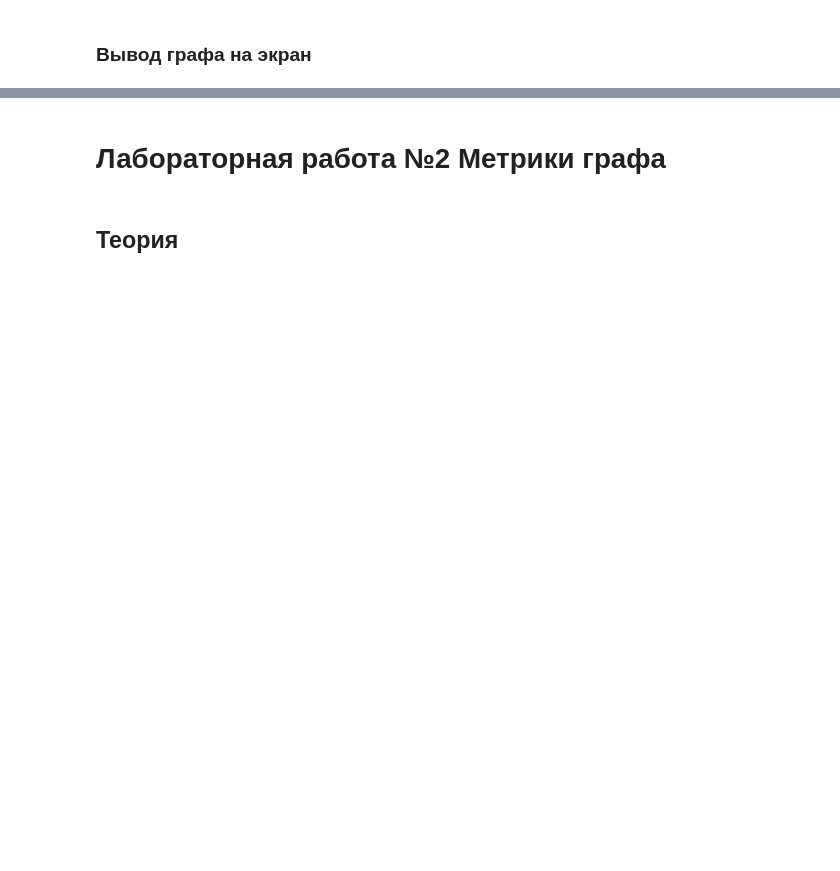
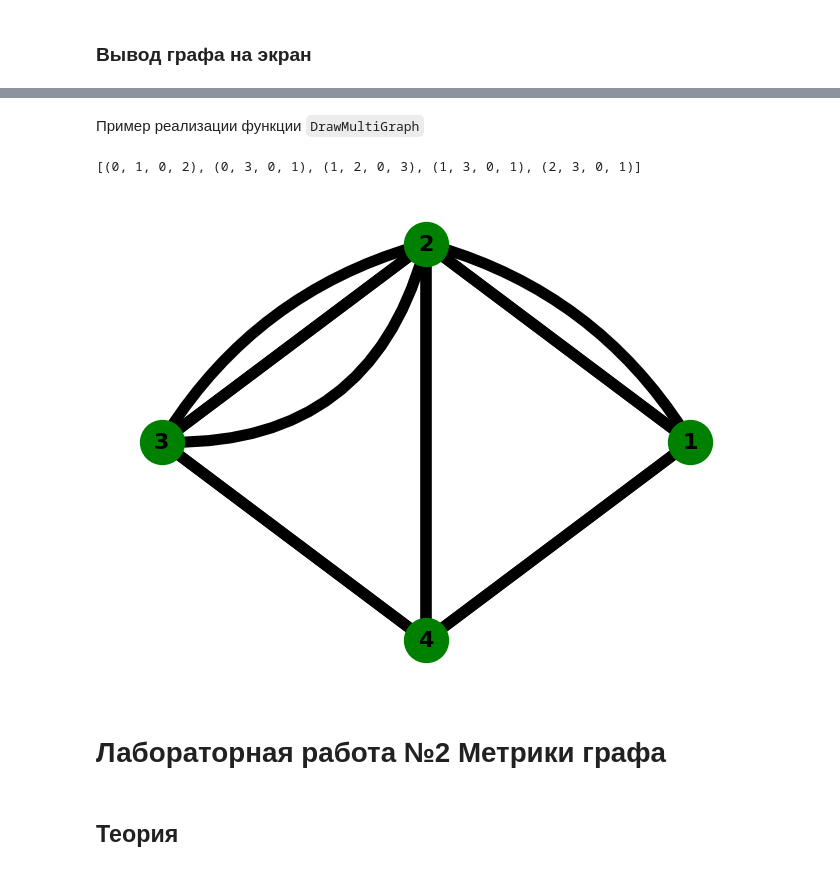
Before and after one commit to ZarevichMikhail/DM-manual, a Jupyter notebook: Методичка_по_ДМ.ipynb, the cells around one changed output, grey strips where cells are left out. Drawn from its saved outputs; the diff is of its cells as text; code cells hidden in the pictures; blank space fills up the shorter version.

```diff
--- a/Методичка_по_ДМ.ipynb
+++ b/Методичка_по_ДМ.ipynb
@@ -259,3 +265,73 @@ plt.show()
+# %% [markdown]
+Пример реализации функции `DrawMultiGraph`
+# %%
+import matplotlib.pyplot as plt
+import networkx as nx
+import numpy as np
+
+
+ms = [[0, 2, 0, 1],
+      [2, 0, 3, 1],
+      [0, 3, 0, 1],
+      [1, 1, 1, 0]]
+
+
+# Эта часть кода должна быть в функции DrawMultiGraph
+
+# Networkx считает, что в эту функцию передаётся весовая матрица
+# поэтому параметра key, который отвечает за кратные рёбра тут не будет.
+G = nx.MultiGraph(np.array(ms)) # Создание графа с кратными рёбрами
+pos = nx.circular_layout(G)
+
+# Можно вывести все рёбра и увидеть, что кратные рёбра он не считает.
+print(G.edges(keys = True, data='weight'))
+
+# Чтобы у рёбер появился ключ, можно добавлять их вручную
+#G.add_edge(1, 0, weight = 1)
+#G.add_edge(1, 0, weight = 5)
+#print(G.edges(keys = True, data='weight'))
+
+
+NodeLabels = {}
+for i in G.nodes():
+    NodeLabels[i] = i + 1
+
+nx.draw(G, pos, node_size = 1000, width = 8, with_labels = True, labels = NodeLabels, font_size=16, font_weight = 'bold', node_color = "green")
+#nx.draw_networkx_nodes(G.nodes, pos, node_color="green", node_size=1000)
+#nx.draw_networkx_labels(G, pos, NodeLabels, font_size=16, font_weight='bold')
+
+
+
+# i,j - вершины, соединённые ребром
+# key - ключ. В MultiGraph они нужны, чтобы различать кратные рёбра между собой
+#       В этом случае ключей не будет, так как мы задвали граф матрицей смежности.
+# weight - вес ребра. networkx считает, что в матрице смежности числа означают веса рёбер,
+#         а не количество кратных рёбер.
+for i, j, key, weight in G.edges(keys = True, data='weight'):
+    CurrentEdge = (i, j) # текущее ребро между вершинами i j
+
+    # Вместо key будем использовать weight
+    # это число означает количество кратных рёбер
+    for CurrentEdgeKey in range(weight):
+
+        # Вычисление изгиба дуги.
+        # В случае, если только одно ребро, изгиба не будет.
+        # А если их несколько, то каждое следующее ребро будет изгибаться сильнее.
+        rad = 0.2 * CurrentEdgeKey
+        if CurrentEdgeKey % 2 == 0:
+            rad = -rad # Для красоты сделал изгиб в обе стороны
+
+        # Стиль соединения.
+        ConnectionStyle = "arc3,rad="+str(rad)
+
+        # Рисует ребро
+        nx.draw_networkx_edges(G, pos, edgelist=[CurrentEdge], width=8, connectionstyle=ConnectionStyle)
+
+plt.savefig("MultiGraph.png")
+plt.show()
+# %% [output]
+[(0, 1, 0, 2), (0, 3, 0, 1), (1, 2, 0, 3), (1, 3, 0, 1), (2, 3, 0, 1)]
+[figure, added]
 # %% [markdown]
 # Лабораторная работа №2 Метрики графа
 # %% [markdown]
```
Also changed, not shown: parts of 28 cells of this notebook.
